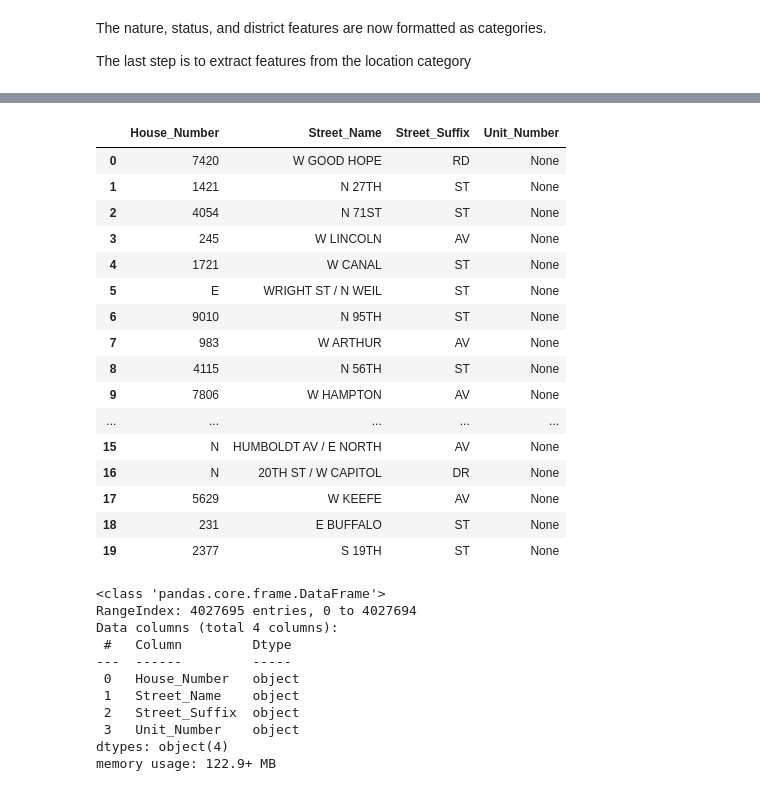
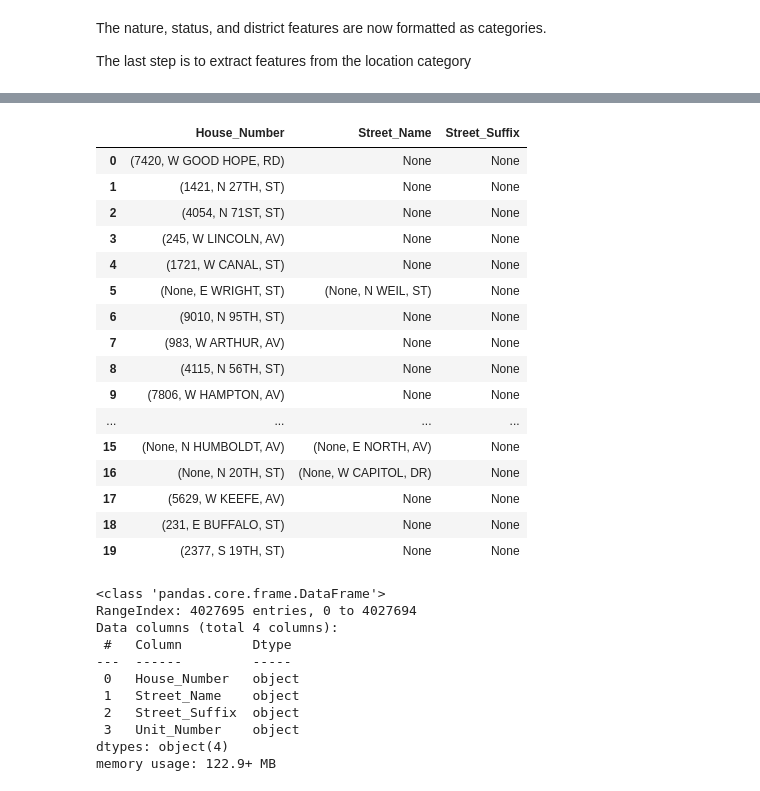
Before and after one commit to GrantFass/CS3300-FinalProject, a Jupyter notebook: CS 3300 011 Data Science Final Project.ipynb, the cells around one changed output, grey strips where cells are left out. Saved outputs shown, nothing was run; the diff lists cells and outputs as text; code cells hidden in the pictures.

Commit message:
Update method to split street info

```diff
--- a/CS 3300 011 Data Science Final Project.ipynb
+++ b/CS 3300 011 Data Science Final Project.ipynb
@@ -398,26 +447,26 @@ def get_street_info(address: str) -> (int, str, str, int):
 # %%
 street_data_as_tuple = df["location"].map(get_street_info)
 street_data_array = street_data_as_tuple.values.tolist()
-data = pd.DataFrame(street_data_array, columns=['House_Number', 'Street_Name', 'Street_Suffix', 'Unit_Number'])
+data = pd.DataFrame(street_data_array, columns=['House_Number', 'Street_Name', 'Street_Suffix'])
 data.head(20)
 # %% [output]
-|  | House_Number | Street_Name | Street_Suffix | Unit_Number |
-| 0 | 7420 | W GOOD HOPE | RD | None |
-| 1 | 1421 | N 27TH | ST | None |
-| 2 | 4054 | N 71ST | ST | None |
-| 3 | 245 | W LINCOLN | AV | None |
-| 4 | 1721 | W CANAL | ST | None |
-| 5 | E | WRIGHT ST / N WEIL | ST | None |
-| 6 | 9010 | N 95TH | ST | None |
-| 7 | 983 | W ARTHUR | AV | None |
-| 8 | 4115 | N 56TH | ST | None |
-| 9 | 7806 | W HAMPTON | AV | None |
-| ... | ... | ... | ... | ... |
-| 15 | N | HUMBOLDT AV / E NORTH | AV | None |
-| 16 | N | 20TH ST / W CAPITOL | DR | None |
-| 17 | 5629 | W KEEFE | AV | None |
-| 18 | 231 | E BUFFALO | ST | None |
-| 19 | 2377 | S 19TH | ST | None |
+|  | House_Number | Street_Name | Street_Suffix |
+| 0 | (7420, W GOOD HOPE, RD) | None | None |
+| 1 | (1421, N 27TH, ST) | None | None |
+| 2 | (4054, N 71ST, ST) | None | None |
+| 3 | (245, W LINCOLN, AV) | None | None |
+| 4 | (1721, W CANAL, ST) | None | None |
+| 5 | (None, E WRIGHT, ST) | (None, N WEIL, ST) | None |
+| 6 | (9010, N 95TH, ST) | None | None |
+| 7 | (983, W ARTHUR, AV) | None | None |
+| 8 | (4115, N 56TH, ST) | None | None |
+| 9 | (7806, W HAMPTON, AV) | None | None |
+| ... | ... | ... | ... |
+| 15 | (None, N HUMBOLDT, AV) | (None, E NORTH, AV) | None |
+| 16 | (None, N 20TH, ST) | (None, W CAPITOL, DR) | None |
+| 17 | (5629, W KEEFE, AV) | None | None |
+| 18 | (231, E BUFFALO, ST) | None | None |
+| 19 | (2377, S 19TH, ST) | None | None |
 # %%
 data.info()
 # %% [output]
```
Also changed, not shown: parts of 10 cells of this notebook.
